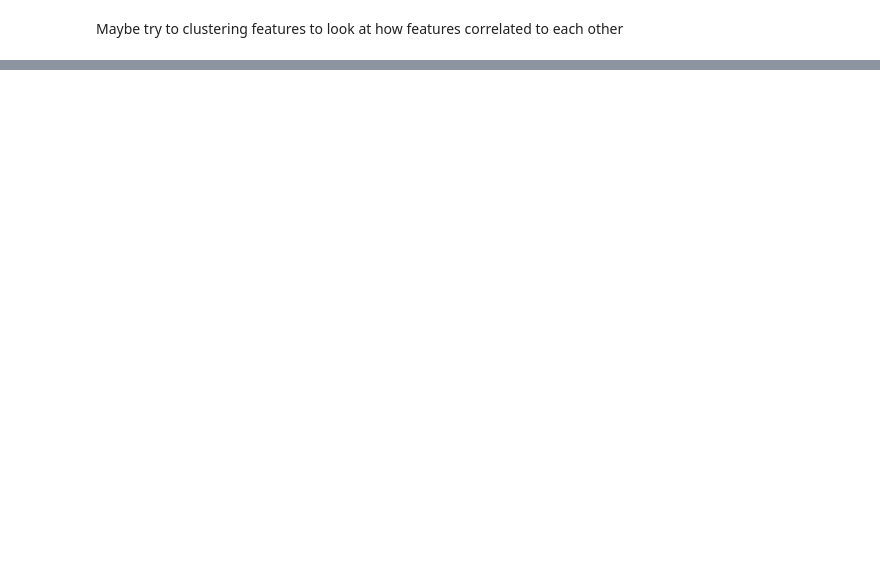
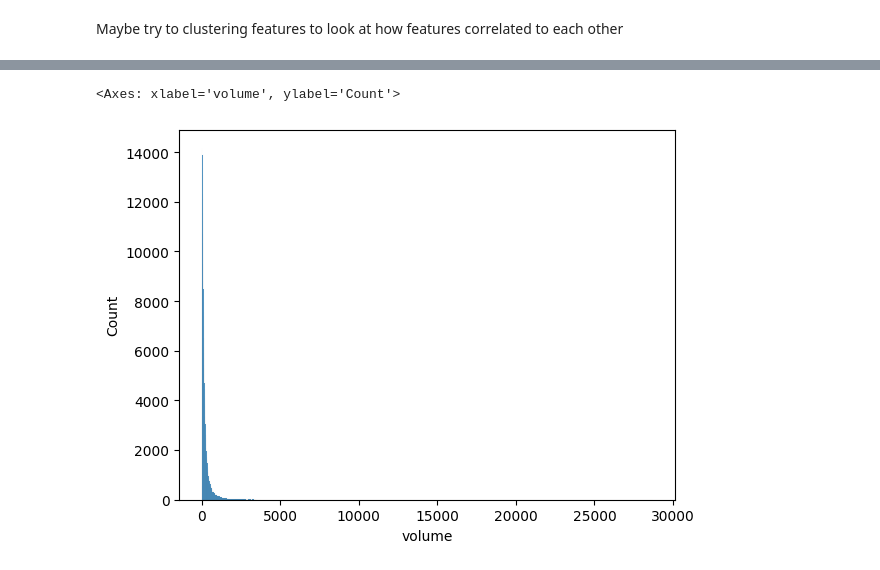
Before and after one commit to justpqa/drw-crypto-market-prediction, a Jupyter notebook: eda.ipynb, the cells around one changed output, grey strips where cells are left out. Cells and saved outputs as stored; diff of their text form; code cells hidden in the pictures; blank space fills up the shorter version.

```diff
--- a/eda.ipynb
+++ b/eda.ipynb
@@ -935,0 +551,5 @@ clusters_df[clusters_df["cluster"] == 20]["var"].tolist()
+# %%
+sns.histplot(data = volume_over_time, x = "volume")
+# %% [output]
+<Axes: xlabel='volume', ylabel='Count'>
+[figure, added]
```
Also changed, not shown: parts of 44 cells of this notebook, 11 other files.
